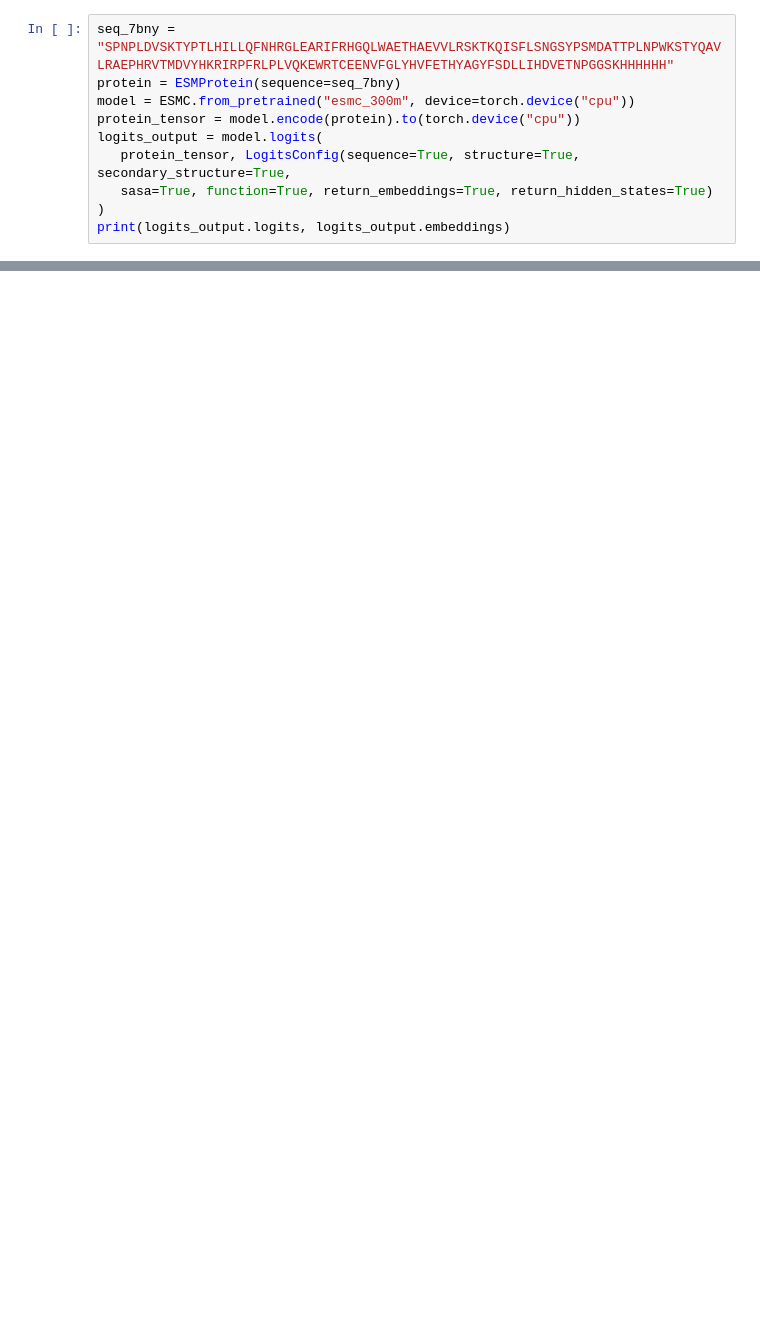
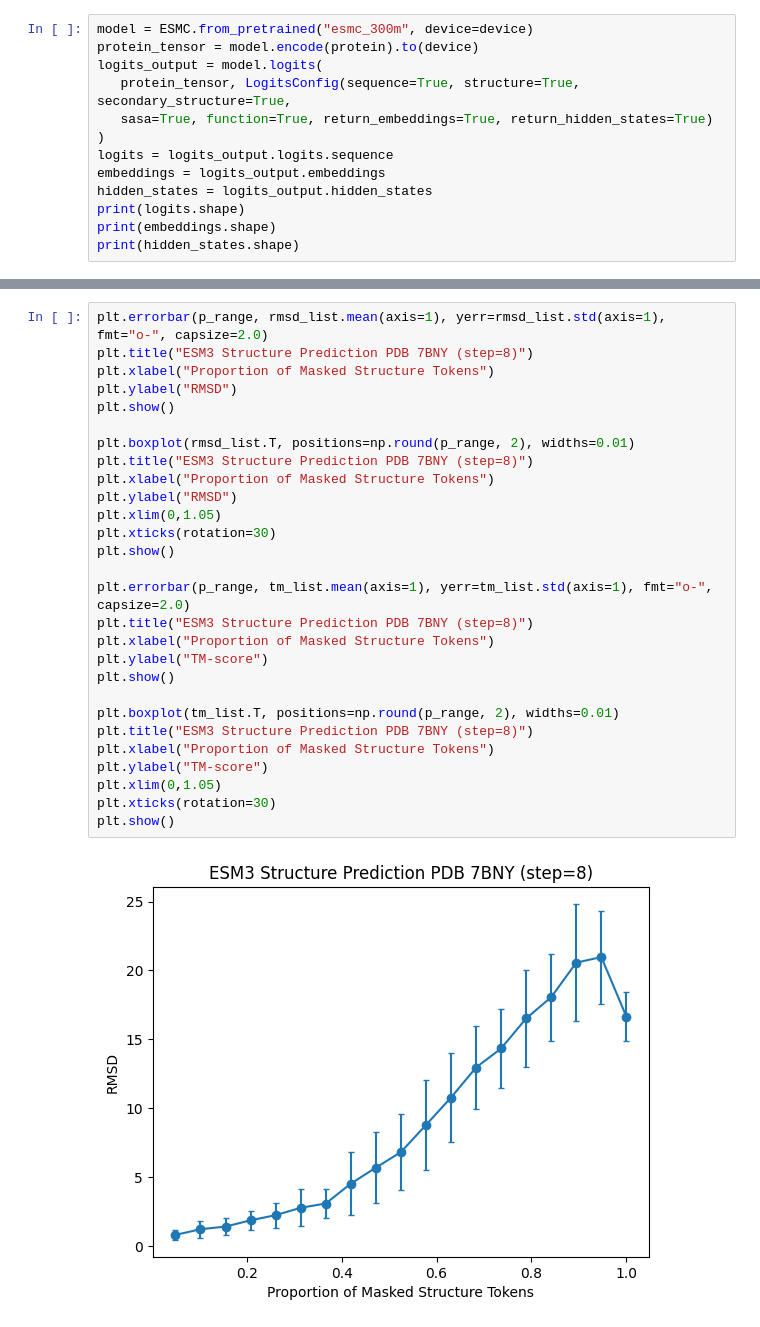
Before and after one commit to Yuwan3154/esm3, a Jupyter notebook: esm3_grpo.ipynb, the cells around one changed output, grey strips where cells are left out. Drawn from its saved outputs; the diff is of its cells as text; blank space fills up the shorter version.

```diff
--- a/esm3_grpo.ipynb
+++ b/esm3_grpo.ipynb
@@ -30,11 +228,14 @@ from esm.layers.blocks import swiglu_ln_ffn, gelu_ln_ffn
 # %%
-seq_7bny = "SPNPLDVSKTYPTLHILLQFNHRGLEARIFRHGQLWAETHAEVVLRSKTKQISFLSNGSYPSMDATTPLNPWKSTYQAVLRAEPHRVTMDVYHKRIRPFRLPLVQKEWRTCEENVFGLYHVFETHYAGYFSDLLIHDVETNPGGSKHHHHHH"
-protein = ESMProtein(sequence=seq_7bny)
-model = ESMC.from_pretrained("esmc_300m", device=torch.device("cpu"))
-protein_tensor = model.encode(protein).to(torch.device("cpu"))
+model = ESMC.from_pretrained("esmc_300m", device=device)
+protein_tensor = model.encode(protein).to(device)
 logits_output = model.logits(
    protein_tensor, LogitsConfig(sequence=True, structure=True, secondary_structure=True,
    sasa=True, function=True, return_embeddings=True, return_hidden_states=True)
 )
-print(logits_output.logits, logits_output.embeddings)
+logits = logits_output.logits.sequence
+embeddings = logits_output.embeddings
+hidden_states = logits_output.hidden_states
+print(logits.shape)
+print(embeddings.shape)
+print(hidden_states.shape)
 # %% [output]
@@ -41,0 +336,30 @@ ValueError: Expected a torch.device with a specified index or an integer, but go
+# %%
+plt.errorbar(p_range, rmsd_list.mean(axis=1), yerr=rmsd_list.std(axis=1), fmt="o-", capsize=2.0)
+plt.title("ESM3 Structure Prediction PDB 7BNY (step=8)")
+plt.xlabel("Proportion of Masked Structure Tokens")
+plt.ylabel("RMSD")
+plt.show()
+
+plt.boxplot(rmsd_list.T, positions=np.round(p_range, 2), widths=0.01)
+plt.title("ESM3 Structure Prediction PDB 7BNY (step=8)")
+plt.xlabel("Proportion of Masked Structure Tokens")
+plt.ylabel("RMSD")
+plt.xlim(0,1.05)
+plt.xticks(rotation=30)
+plt.show()
+
+plt.errorbar(p_range, tm_list.mean(axis=1), yerr=tm_list.std(axis=1), fmt="o-", capsize=2.0)
+plt.title("ESM3 Structure Prediction PDB 7BNY (step=8)")
+plt.xlabel("Proportion of Masked Structure Tokens")
+plt.ylabel("TM-score")
+plt.show()
+
+plt.boxplot(tm_list.T, positions=np.round(p_range, 2), widths=0.01)
+plt.title("ESM3 Structure Prediction PDB 7BNY (step=8)")
+plt.xlabel("Proportion of Masked Structure Tokens")
+plt.ylabel("TM-score")
+plt.xlim(0,1.05)
+plt.xticks(rotation=30)
+plt.show()
+# %% [output]
+[figure, added]
```
Also changed, not shown: parts of 18 cells of this notebook, 2 other files.
